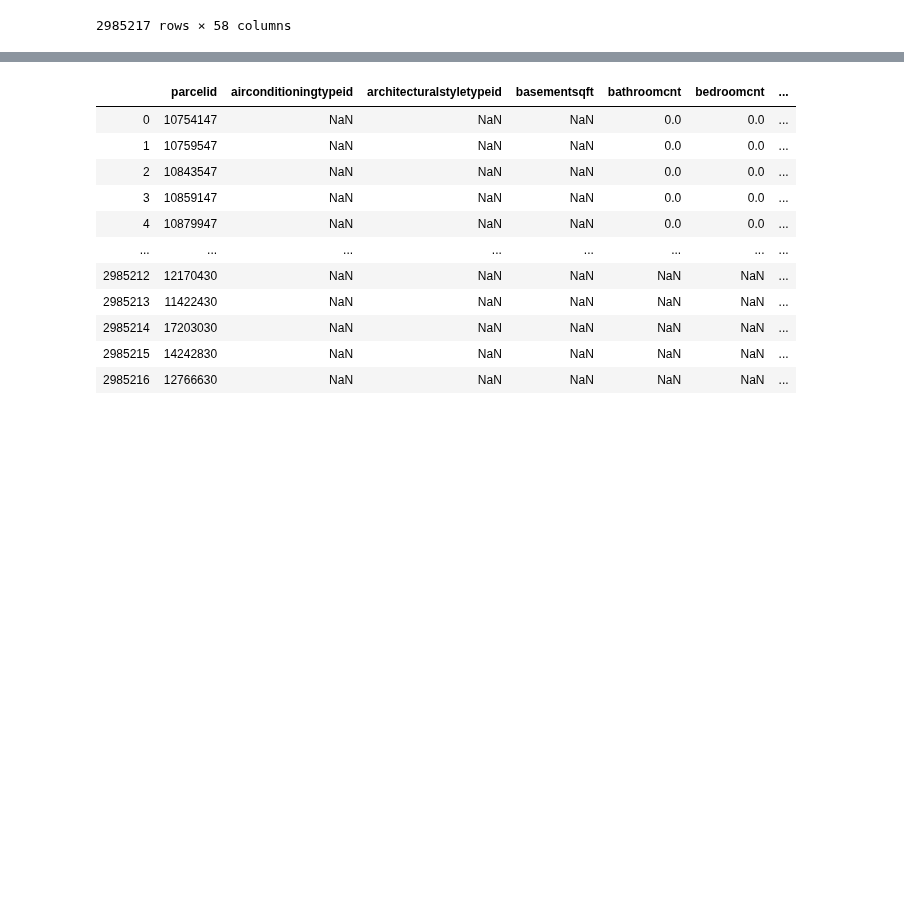
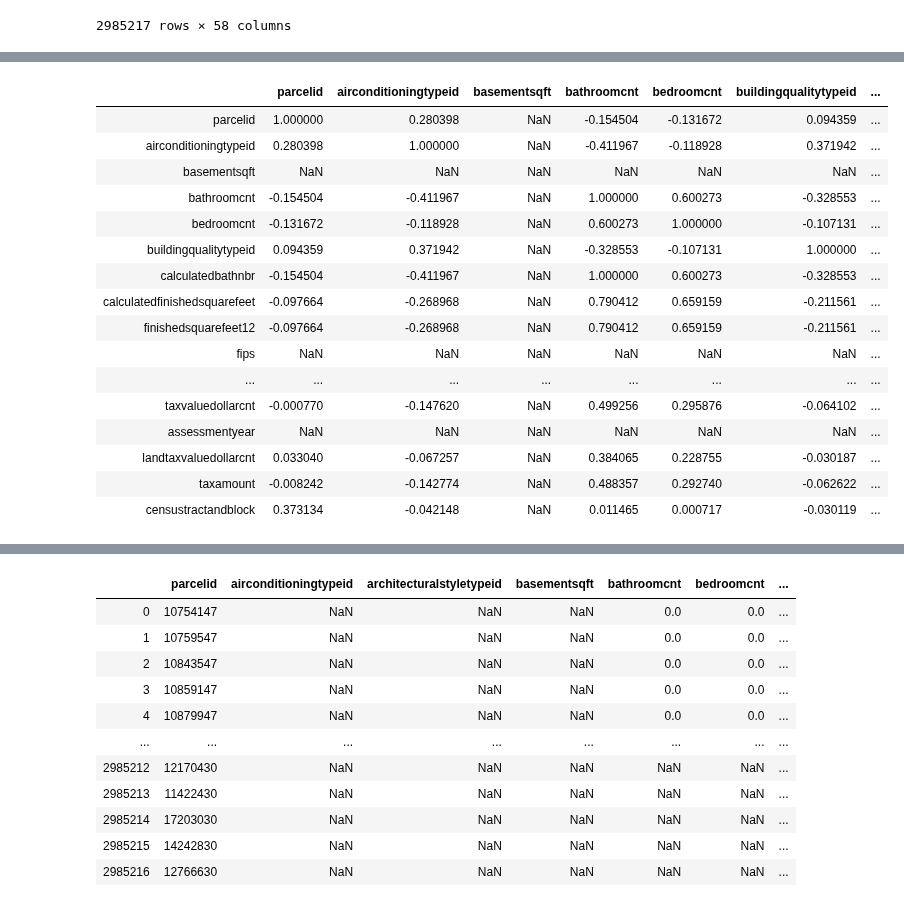
Before and after one commit to haggarw3/daft-miami-1019-labs, a Jupyter notebook: module-3/Final Project.ipynb, the cells around one changed output, grey strips where cells are left out. Drawn from its saved outputs; the diff is of its cells as text; code cells hidden in the pictures; blank space fills up the shorter version.

```diff
--- a/module-3/Final Project.ipynb
+++ b/module-3/Final Project.ipynb
@@ -71,0 +93,21 @@ zillow_2016_dropped1
+# %%
+zillow_2016 = zillow_2016.dropna(subset=['buildingqualitytypeid'])
+zillow_2016 = zillow_2016.dropna(subset=['calculatedfinishedsquarefeet'])
+zillow_2016 = zillow_2016.dropna(subset=['finishedsquarefeet12'])
+zillow_2016 = zillow_2016.dropna(subset=['fips'])
+zillow_2016 = zillow_2016.dropna(subset=['lotsizesquarefeet'])
+zillow_2016 = zillow_2016.dropna(subset=['propertycountylandusecode'])
+zillow_2016 = zillow_2016.dropna(subset=['propertylandusetypeid'])
+zillow_2016 = zillow_2016.dropna(subset=['regionidcity'])
+zillow_2016 = zillow_2016.dropna(subset=['regionidcounty'])
+zillow_2016 = zillow_2016.dropna(subset=['regionidneighborhood'])
+zillow_2016 = zillow_2016.dropna(subset=['regionidzip'])
+zillow_2016 = zillow_2016.dropna(subset=['bathroomcnt'])
+zillow_2016 = zillow_2016.dropna(subset=['taxvaluedollarcnt'])
+zillow_2016 = zillow_2016.dropna(subset=['yearbuilt'])
+zillow_2016 = zillow_2016.dropna(subset=['structuretaxvaluedollarcnt'])
+zillow_2016 = zillow_2016.dropna(subset=['taxamount'])
+zillow_2016 = zillow_2016.dropna(subset=['landtaxvaluedollarcnt'])
+zillow_2016 = zillow_2016.dropna(subset=['propertyzoningdesc'])
+zillow_2016 = zillow_2016.dropna(subset=['unitcnt'])
+zillow_2016 = zillow_2016.dropna(subset=['censustractandblock'])
@@ -71,0 +134,35 @@ zillow_2016_dropped1
+# %%
+import seaborn as sns
+import matplotlib.pyplot as plt
+
+zillow_2016.corr()
+
+# f, ax = plt.subplots(figsize=(20,20))
+
+# heatmap = sns.heatmap(zillow_2016.corr())
+
+# heatmap
+
+# zillow_2016[['parcelid', 'poolcnt','pooltypeid10', 'pooltypeid2', 'pooltypeid7']].head(100)
+
+# zillow_2016.loc[zillow_2016.pooltypeid2 == 1.]
+
+# zillow_2016.shape
+# %% [output]
+|  | parcelid | airconditioningtypeid | basementsqft | bathroomcnt | bedroomcnt | buildingqualitytypeid | ... |
+| parcelid | 1.000000 | 0.280398 | NaN | -0.154504 | -0.131672 | 0.094359 | ... |
+| airconditioningtypeid | 0.280398 | 1.000000 | NaN | -0.411967 | -0.118928 | 0.371942 | ... |
+| basementsqft | NaN | NaN | NaN | NaN | NaN | NaN | ... |
+| bathroomcnt | -0.154504 | -0.411967 | NaN | 1.000000 | 0.600273 | -0.328553 | ... |
+| bedroomcnt | -0.131672 | -0.118928 | NaN | 0.600273 | 1.000000 | -0.107131 | ... |
+| buildingqualitytypeid | 0.094359 | 0.371942 | NaN | -0.328553 | -0.107131 | 1.000000 | ... |
+| calculatedbathnbr | -0.154504 | -0.411967 | NaN | 1.000000 | 0.600273 | -0.328553 | ... |
+| calculatedfinishedsquarefeet | -0.097664 | -0.268968 | NaN | 0.790412 | 0.659159 | -0.211561 | ... |
+| finishedsquarefeet12 | -0.097664 | -0.268968 | NaN | 0.790412 | 0.659159 | -0.211561 | ... |
+| fips | NaN | NaN | NaN | NaN | NaN | NaN | ... |
+| ... | ... | ... | ... | ... | ... | ... | ... |
+| taxvaluedollarcnt | -0.000770 | -0.147620 | NaN | 0.499256 | 0.295876 | -0.064102 | ... |
+| assessmentyear | NaN | NaN | NaN | NaN | NaN | NaN | ... |
+| landtaxvaluedollarcnt | 0.033040 | -0.067257 | NaN | 0.384065 | 0.228755 | -0.030187 | ... |
+| taxamount | -0.008242 | -0.142774 | NaN | 0.488357 | 0.292740 | -0.062622 | ... |
+| censustractandblock | 0.373134 | -0.042148 | NaN | 0.011465 | 0.000717 | -0.030119 | ... |
```
Also changed, not shown: parts of 11 cells of this notebook, 1 other file.
